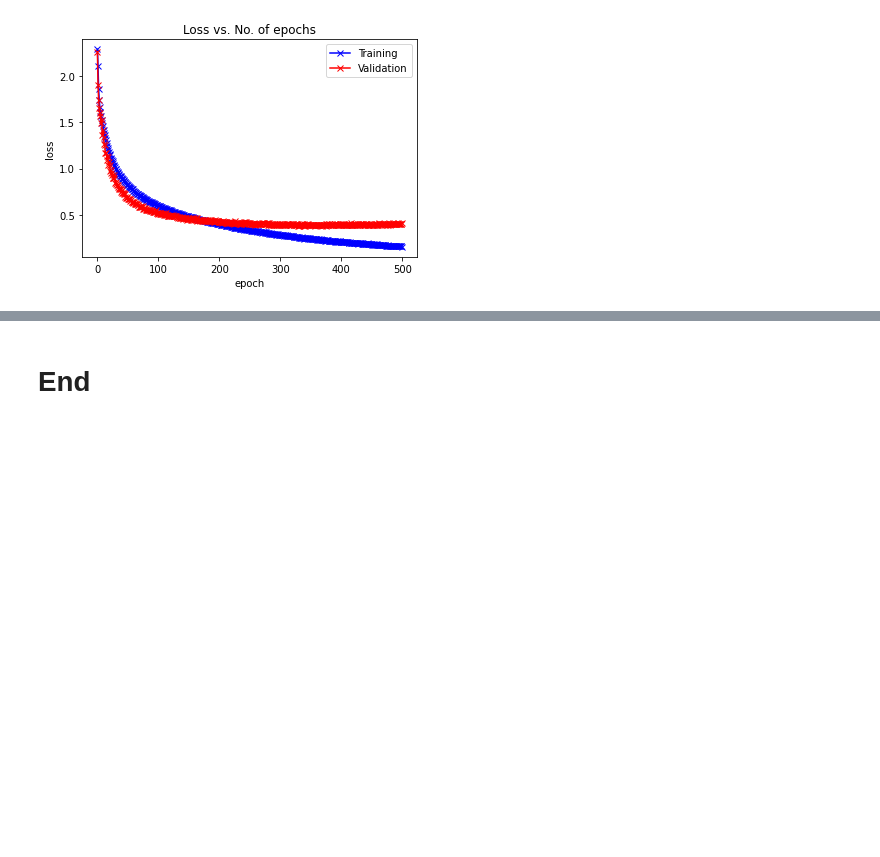
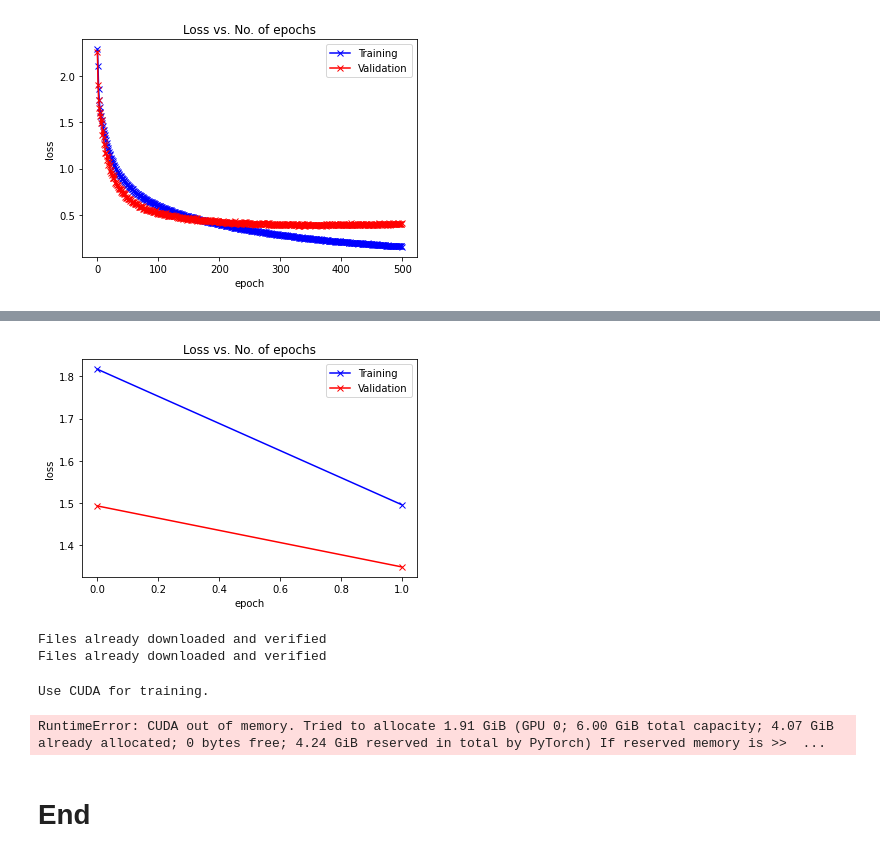
Before and after one commit to LeBronLiHD/NC_CourseWork_of_MachineLearning_DataScience, a Jupyter notebook: 2-NN-Basics-CNNs-AEs-and-GANs/NC_ST1539_HW2_2.2.ipynb, the cells around one changed output, grey strips where cells are left out. Cells and saved outputs as stored; diff of their text form; code cells hidden in the pictures; blank space fills up the shorter version.

```diff
--- a/2-NN-Basics-CNNs-AEs-and-GANs/NC_ST1539_HW2_2.2.ipynb
+++ b/2-NN-Basics-CNNs-AEs-and-GANs/NC_ST1539_HW2_2.2.ipynb
@@ -573,0 +814,4 @@ plot_losses(train_losslist, valid_losslist)
+# %%
+plot_losses(train_losslist, valid_losslist)
+# %% [output]
+[figure, added]
@@ -573,0 +821,5 @@ plot_losses(train_losslist, valid_losslist)
+# %%
+train_loader, test_loader = load_data(net="vit_timm", imsize=32, batch_size=128)
+# %% [output]
+Files already downloaded and verified
+Files already downloaded and verified
@@ -573,0 +829,7 @@ plot_losses(train_losslist, valid_losslist)
+# %%
+train_acclist, valid_acclist, train_losslist, valid_losslist = \
+    train_advanced_model(net_vit_timm, "ViT_Timm", 2, criterion=criterion, optimizer=optimizer,
+                         train_loader=train_loader, test_loader=test_loader, device=device)
+# %% [output]
+Use CUDA for training.
+RuntimeError: CUDA out of memory. Tried to allocate 1.91 GiB (GPU 0; 6.00 GiB total capacity; 4.07 GiB already allocated; 0 bytes free; 4.24 GiB reserved in total by PyTorch) If reserved memory is >>  ...
```
Also changed, not shown: parts of 27 cells of this notebook, 2 other files.
